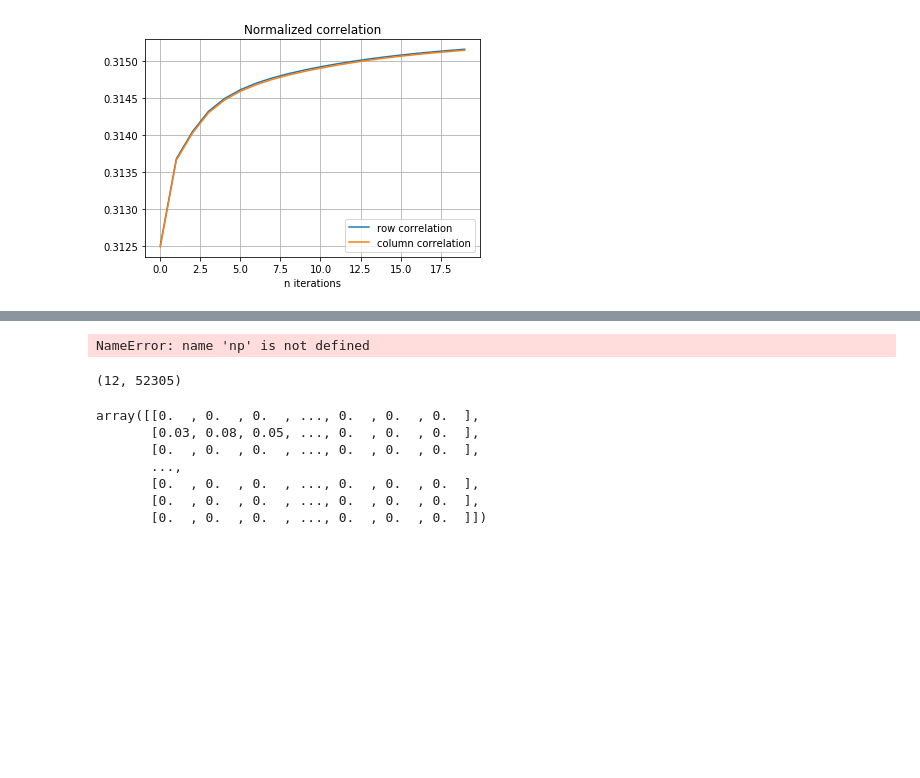
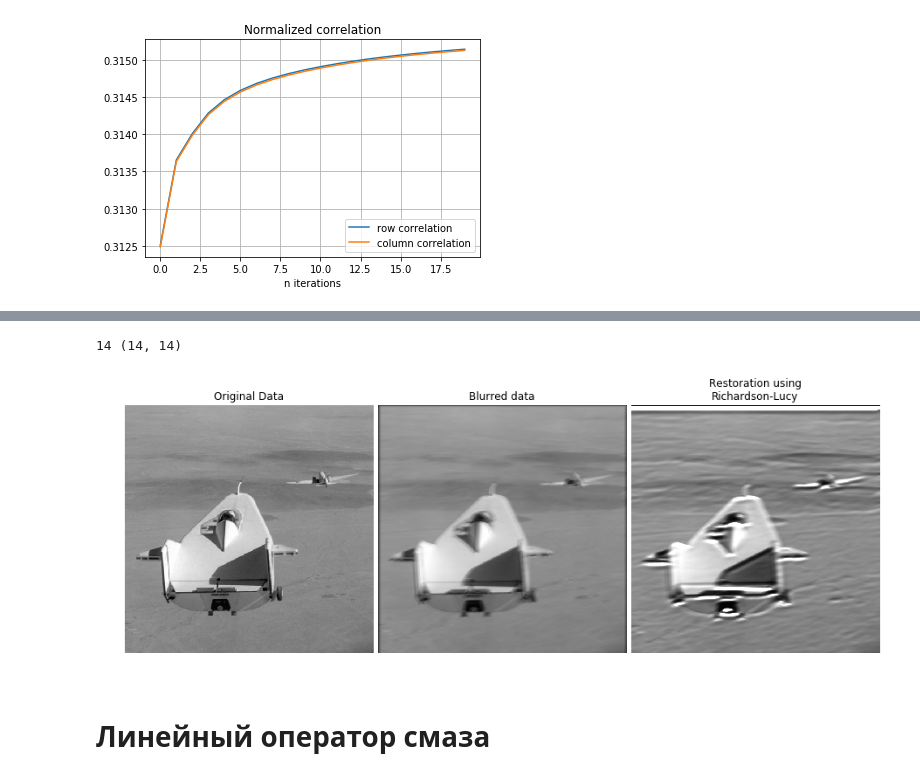
Before and after one commit to progiv/deconv, a Jupyter notebook: expertiments.ipynb, the cells around one changed output, grey strips where cells are left out. Cells and saved outputs as stored; diff of their text form; code cells hidden in the pictures; blank space fills up the shorter version.

```diff
--- a/expertiments.ipynb
+++ b/expertiments.ipynb
@@ -248,43 +283,14 @@ SyntaxError: invalid syntax (<ipython-input-44-a8d8a8cb361e>, line 8)
-# %%
-eps = 1e-16
-p0 = np.random.randint(6, 25)
-p1 = np.random.randint(6, 21)
-
-x = np.random.randint(0, p0, 4)#sort(randi([0 p0], 1, 4));
-y = np.random.randint(0, p1, 4)
-
-pt1 = [x[0], y[0]]
-pt2 = [x[1], y[1]]
-pt3 = [x[2], y[2]]
-pt4 = [x[3], y[3]]
-
-t = np.array(range(0, p0+1))
-pts = np.kron((1-t) ** 3, pt1) + np.kron(3*(1-t)**2 * t, pt2) + np.kron(3 * (1-t) * t**2, pt3) + np.kron(t**3, pt4)
-x1 = np.arange(1, p0+1)
-y1 = np.round(pts[:])
-y1 = y1 - min(y1) + 1
-#plot(x1,y1)
-pp = np.max(y1)
-PSF = np.zeros((p0, pp))
-
-for ind_x in range(len(x1)):
-    yy = max(len(x1) - y1[ind_x], 1)
-    PSF[yy, ind_x] = np.random.rand()
-
-PSF = PSF/(sum(PSF.ravel()) + eps*p0*p0)
-# %% [output]
-NameError: name 'np' is not defined
-# %%
-PSF.shape
-# %% [output]
-(12, 52305)
-# %%
-np.round(PSF, 2)
-# %% [output]
-array([[0.  , 0.  , 0.  , ..., 0.  , 0.  , 0.  ],
-       [0.03, 0.08, 0.05, ..., 0.  , 0.  , 0.  ],
-       [0.  , 0.  , 0.  , ..., 0.  , 0.  , 0.  ],
-       ...,
-       [0.  , 0.  , 0.  , ..., 0.  , 0.  , 0.  ],
-       [0.  , 0.  , 0.  , ..., 0.  , 0.  , 0.  ],
-       [0.  , 0.  , 0.  , ..., 0.  , 0.  , 0.  ]])
+# %%
+psf = curved_psf()
+lifting_blurred = conv2(liftingbody, psf, 'same')
+# %% [output]
+14 (14, 14)
+# %%
+# Restore Image using Richardson-Lucy algorithm my:
+iterations = 3
+deconv = richardson_lucy_matlab(lifting_blurred, psf, iterations=iterations, eps=1e-5)
+show_results(liftingbody, lifting_blurred, deconv['image'])
+# %% [output]
+[figure, added]
+# %% [markdown]
+# Линейный оператор смаза
```
Also changed, not shown: parts of 11 cells of this notebook.
